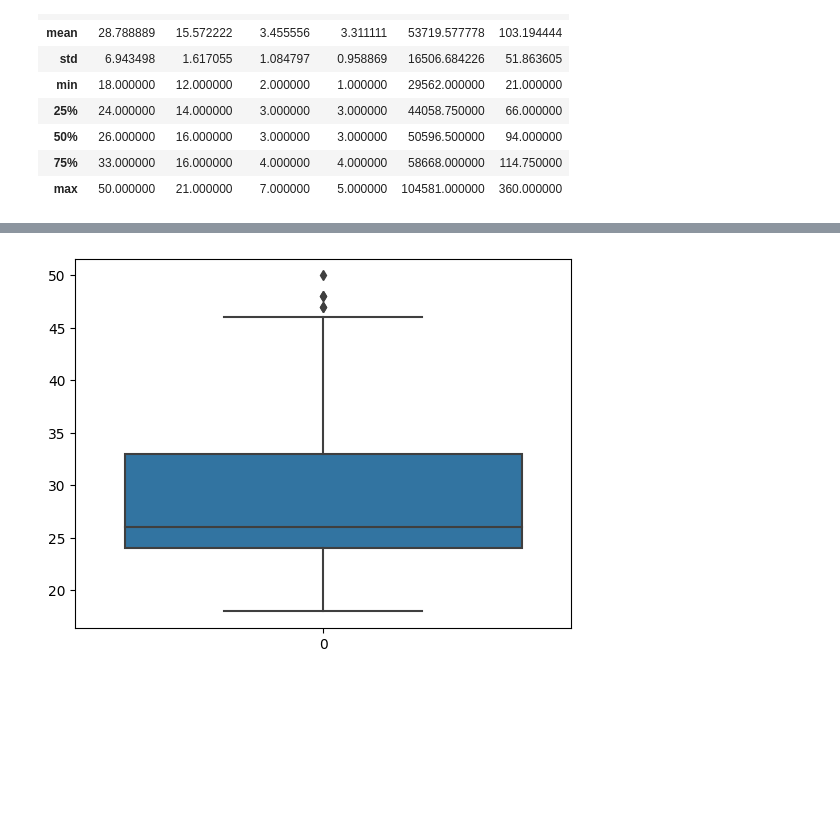
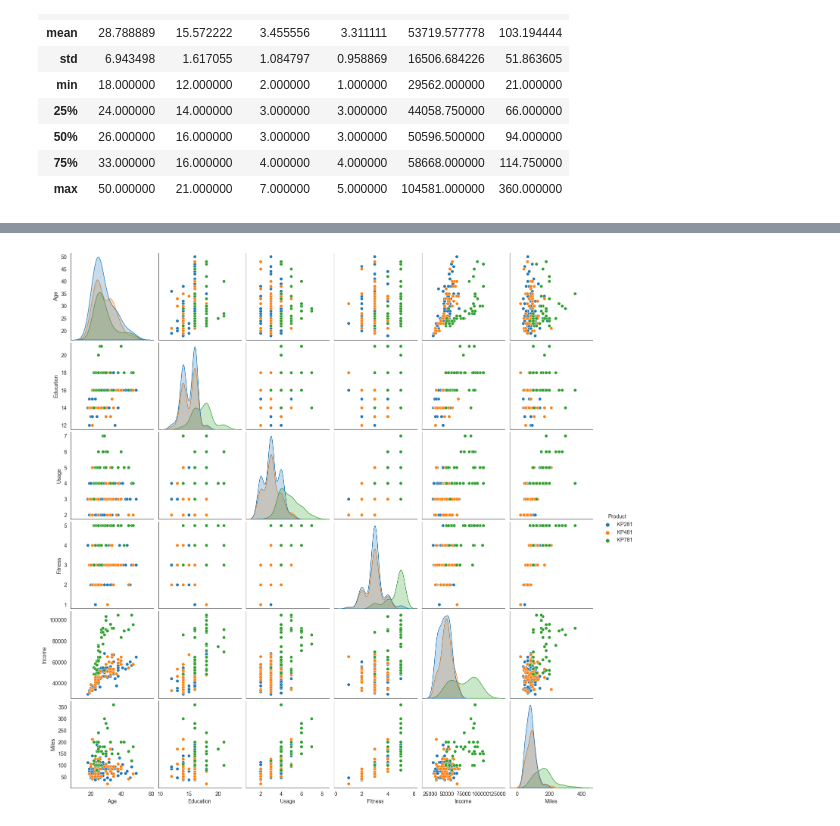
Before and after one commit to Rhy-Shah/AerofitCS-S, a Jupyter notebook: AerofitEDA.ipynb, the cells around one changed output, grey strips where cells are left out. Saved outputs shown, nothing was run; the diff lists cells and outputs as text; code cells hidden in the pictures; blank space fills up the shorter version.

```diff
--- a/AerofitEDA.ipynb
+++ b/AerofitEDA.ipynb
@@ -80,0 +96,6 @@ df.describe()
+# %%
+bins = [14,20,30,40,60]
+df['AgeGroup'] = pd.cut(df['Age'], bins)
+# %%
+labels =["Teens","20s","30s","Above 40s"]
+df['AgeCategory'] = pd.cut(df['Age'], bins,labels=labels)
@@ -80,0 +133,4 @@ df.describe()
+# %%
+bins_income = [29000, 35000, 60000, 85000, 105000]
+labels_income = ['Low Income','Lower-middle income','Upper-Middle income', 'High income']
+df['IncomeSlab'] = pd.cut(df['Income'],bins_income,labels = labels_income)
@@ -80,0 +309,11 @@ df.describe()
+# %%
+attrs = ['Age', 'Education', 'Usage', 'Fitness', 'Income', 'Miles']
+sns.set_style("white")
+fig, axs = plt.subplots(nrows=2, ncols=3, figsize=(18, 12))
+fig.subplots_adjust(top=1.2)
+count = 0
+for i in range(2):
+    for j in range(3):
+        sns.boxplot(data=df, x='Product', y=attrs[count], ax=axs[i,j], palette='Set3')
+        axs[i,j].set_title(f"Product vs {attrs[count]}", pad=12, fontsize=13)
+        count += 1
@@ -81,5 +327,5 @@ df.describe()
 # %%
-sns.boxplot(df['Age'])
+sns.pairplot(df,hue='Product')
 plt.show()
 # %% [output]
-[figure, old version]
+[figure, new version]
```
Also changed, not shown: parts of 32 cells of this notebook.
